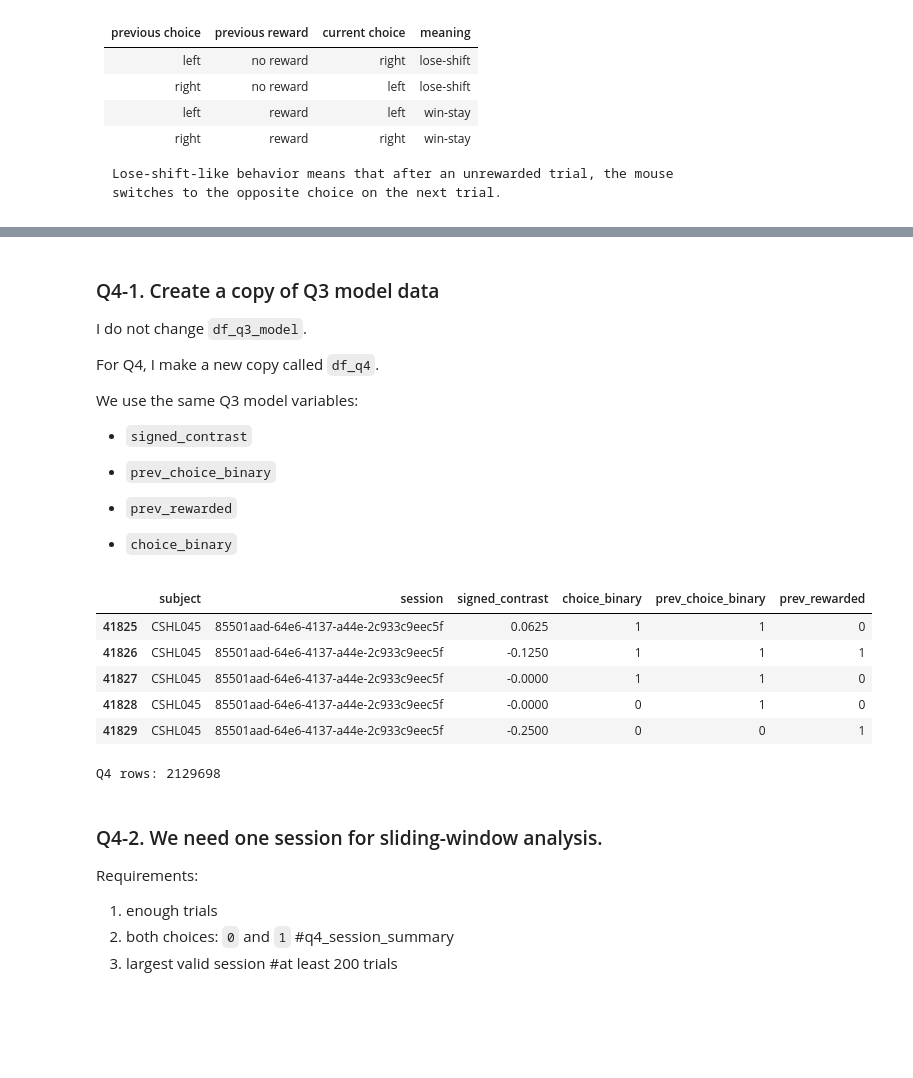
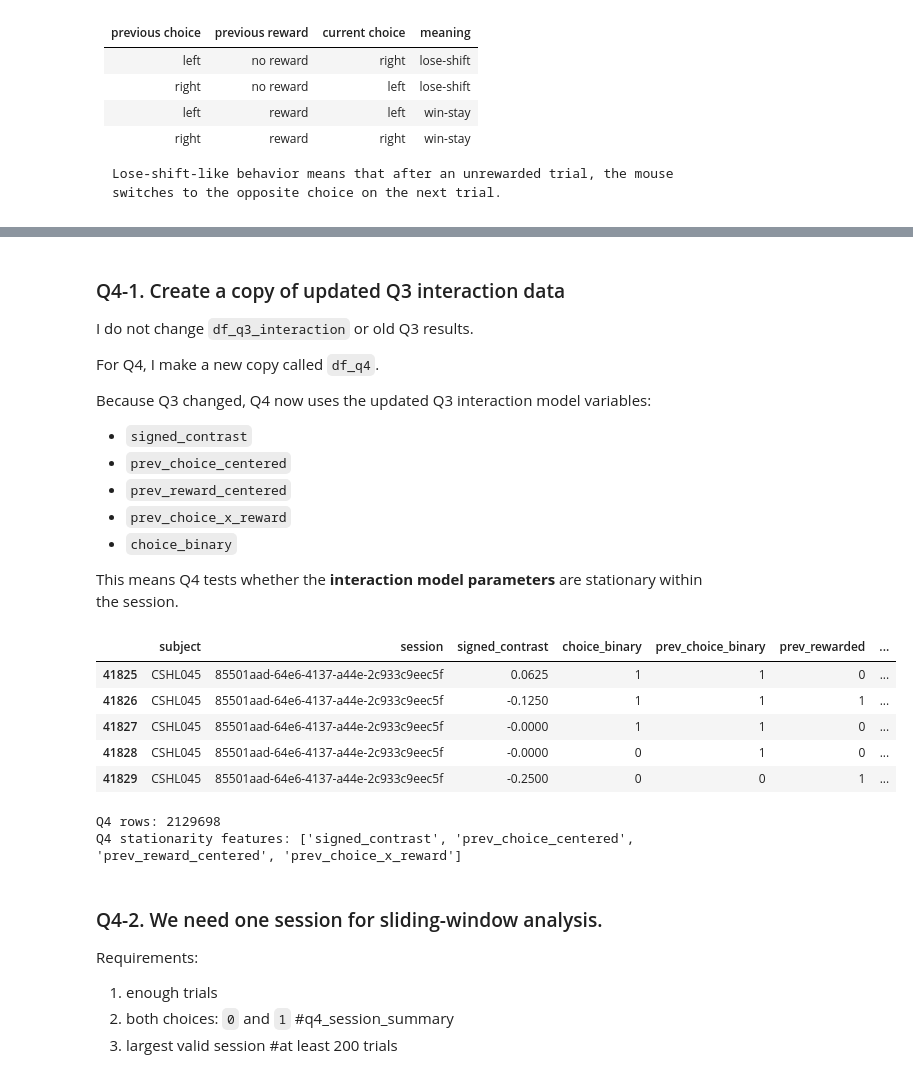
Before and after one commit to muntoka0/ibl-project, a Jupyter notebook: IBL_behavior_dataQ4.ipynb, the cells around one changed output, grey strips where cells are left out. Cells and saved outputs as stored; diff of their text form; code cells hidden in the pictures; blank space fills up the shorter version.

```diff
--- a/IBL_behavior_dataQ4.ipynb
+++ b/IBL_behavior_dataQ4.ipynb
@@ -2352,56 +2366,75 @@ By the middle or end it gets tired, loses motivation, and starts choosing almost
 # %% [markdown]
-### Q4-1. Create a copy of Q3 model data
+### Q4-1. Create a copy of updated Q3 interaction data
 
-I do not change `df_q3_model`.
+I do not change `df_q3_interaction` or old Q3 results.
 
 For Q4, I make a new copy called `df_q4`.
 
-We use the same Q3 model variables:
+Because Q3 changed, Q4 now uses the updated Q3 interaction model variables:
 
 - `signed_contrast`
+- `prev_choice_centered`
+- `prev_reward_centered`
+- `prev_choice_x_reward`
+- `choice_binary`
 
-- `prev_choice_binary`
-
-- `prev_rewarded`
-
-- `choice_binary`
+This means Q4 tests whether the **interaction model parameters** are stationary within the session.
 # %%
-# Create Q4 copy. Do not change Q3 data.
+# Create Q4 copy. Do not change Q3 interaction data.
 df_q4 = df_q3_interaction.copy(deep=True)
+
+# Safety check: create centered history columns if they are missing.
+if 'prev_choice_centered' not in df_q4.columns:
+    df_q4['prev_choice_centered'] = df_q4['prev_choice_binary'].astype(float) * 2 - 1
+
+if 'prev_reward_centered' not in df_q4.columns:
+    df_q4['prev_reward_centered'] = df_q4['prev_rewarded'].astype(float) * 2 - 1
+
+if 'prev_choice_x_reward' not in df_q4.columns:
+    df_q4['prev_choice_x_reward'] = (
+        df_q4['prev_choice_centered']
+        * df_q4['prev_reward_centered']
+    )
 
 q4_feature_columns = [
     'signed_contrast',
-    'prev_choice_binary',
-    'prev_rewarded'
+    'prev_choice_centered',
+    'prev_reward_centered',
+    'prev_choice_x_reward'
 ]
 
 # Sort trials in time order inside session.
 sort_columns_q4 = [
     col for col in ['subject', 'session_start_time', 'session', 'intervals_0']
     if col in df_q4.columns
 ]
 df_q4 = df_q4.sort_values(sort_columns_q4).copy(deep=True)
 
 display(
     df_q4[[
         'subject',
         'session',
         'signed_contrast',
         'choice_binary',
         'prev_choice_binary',
-        'prev_rewarded'
+        'prev_rewarded',
+        'prev_choice_centered',
+        'prev_reward_centered',
+        'prev_choice_x_reward'
     ]].head()
 )
 
 print('Q4 rows:', len(df_q4))
+print('Q4 stationarity features:', q4_feature_columns)
 # %% [output]
-|  | subject | session | signed_contrast | choice_binary | prev_choice_binary | prev_rewarded |
-| 41825 | CSHL045 | 85501aad-64e6-4137-a44e-2c933c9eec5f | 0.0625 | 1 | 1 | 0 |
-| 41826 | CSHL045 | 85501aad-64e6-4137-a44e-2c933c9eec5f | -0.1250 | 1 | 1 | 1 |
-| 41827 | CSHL045 | 85501aad-64e6-4137-a44e-2c933c9eec5f | -0.0000 | 1 | 1 | 0 |
-| 41828 | CSHL045 | 85501aad-64e6-4137-a44e-2c933c9eec5f | -0.0000 | 0 | 1 | 0 |
-| 41829 | CSHL045 | 85501aad-64e6-4137-a44e-2c933c9eec5f | -0.2500 | 0 | 0 | 1 |
+|  | subject | session | signed_contrast | choice_binary | prev_choice_binary | prev_rewarded | ... |
+| 41825 | CSHL045 | 85501aad-64e6-4137-a44e-2c933c9eec5f | 0.0625 | 1 | 1 | 0 | ... |
+| 41826 | CSHL045 | 85501aad-64e6-4137-a44e-2c933c9eec5f | -0.1250 | 1 | 1 | 1 | ... |
+| 41827 | CSHL045 | 85501aad-64e6-4137-a44e-2c933c9eec5f | -0.0000 | 1 | 1 | 0 | ... |
+| 41828 | CSHL045 | 85501aad-64e6-4137-a44e-2c933c9eec5f | -0.0000 | 0 | 1 | 0 | ... |
+| 41829 | CSHL045 | 85501aad-64e6-4137-a44e-2c933c9eec5f | -0.2500 | 0 | 0 | 1 | ... |
 Q4 rows: 2129698
+Q4 stationarity features: ['signed_contrast', 'prev_choice_centered', 'prev_reward_centered', 'prev_choice_x_reward']
 # %% [markdown]
 ### Q4-2. We need one session for sliding-window analysis.
 
```
Also changed, not shown: parts of 17 cells of this notebook.
